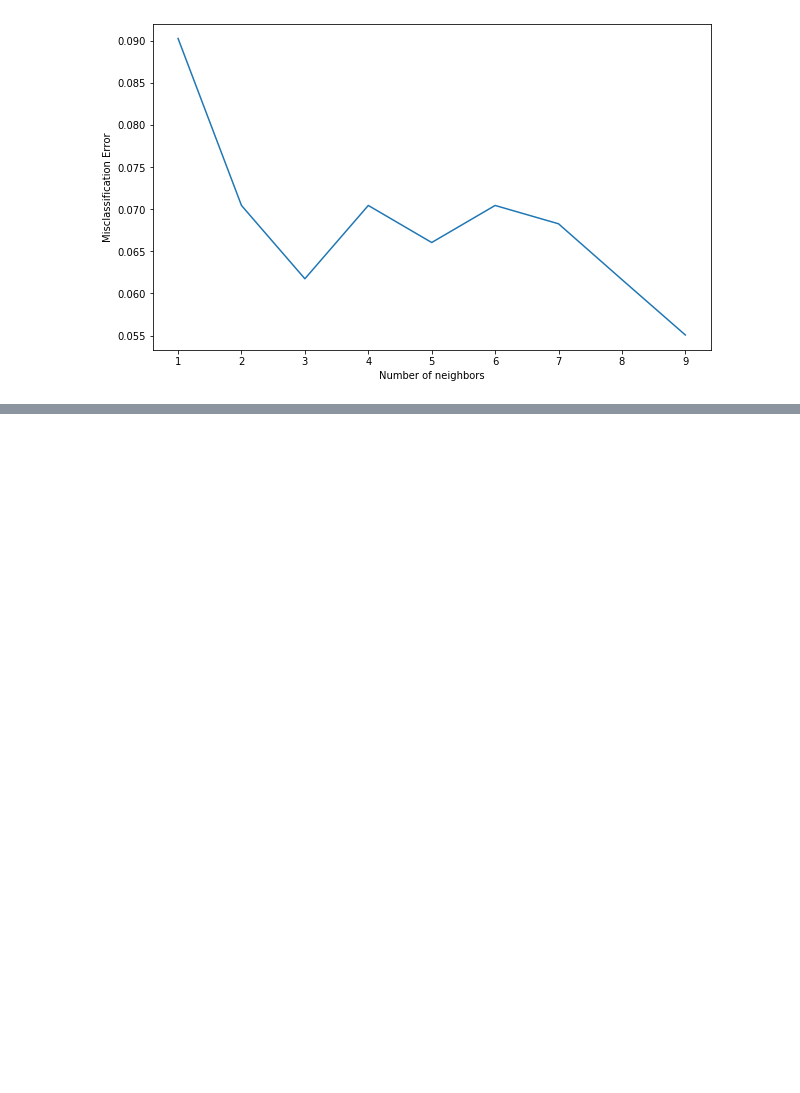
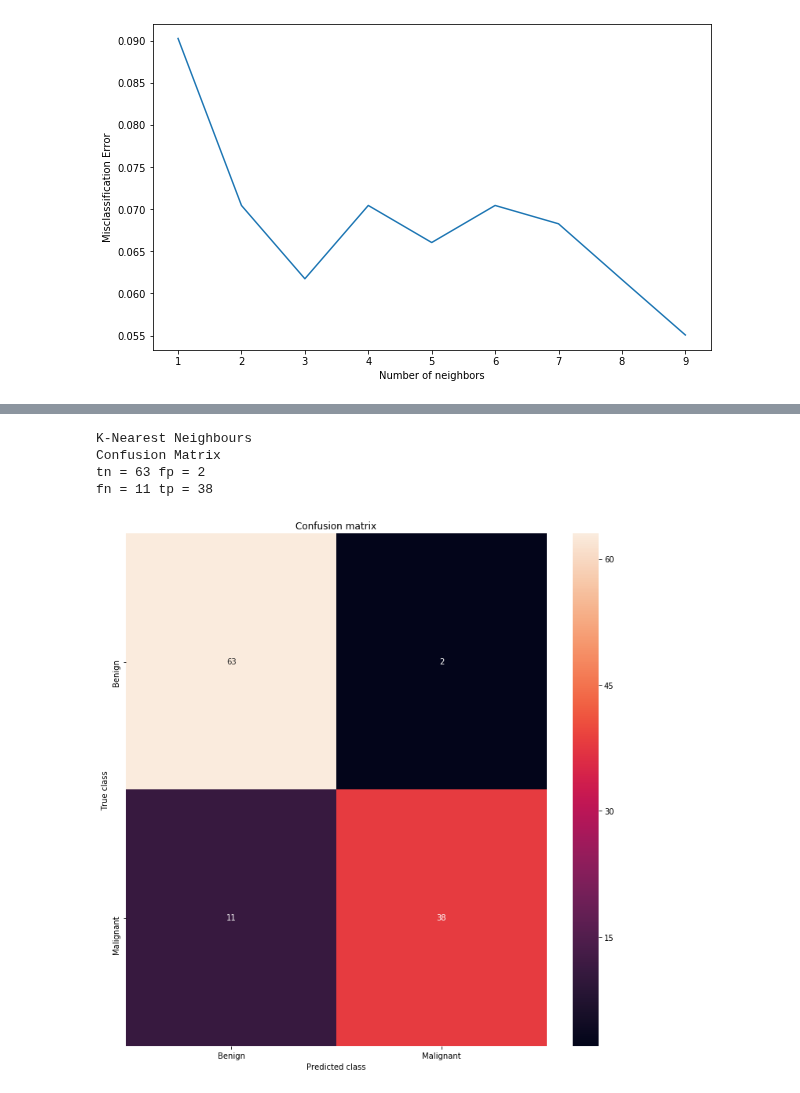
Before and after one commit to rishavhack/Machine-Learning-Using-Python, a Jupyter notebook: Part 9 K-Nearest Neighbors (K-NN)/Breast Cancer Prediction using KNN.ipynb, the cells around one changed output, grey strips where cells are left out. Drawn from its saved outputs; the diff is of its cells as text; code cells hidden in the pictures; blank space fills up the shorter version.

```diff
--- a/Part 9 K-Nearest Neighbors (K-NN)/Breast Cancer Prediction using KNN.ipynb
+++ b/Part 9 K-Nearest Neighbors (K-NN)/Breast Cancer Prediction using KNN.ipynb
@@ -211,0 +214,3 @@ The optimal number of neighbors is 9
+# %%
+knn=KNeighborsClassifier(n_neighbors=optimal_k)
+knn.fit(X_train,y_train)
@@ -211,0 +225,3 @@ The optimal number of neighbors is 9
+# %%
+from sklearn.metrics import classification_report
+y_pred = knn.predict(X_test)
@@ -211,0 +248,21 @@ The optimal number of neighbors is 9
+# %%
+print("K-Nearest Neighbours")
+print("Confusion Matrix")
+print("tn =",tn,"fp =",fp)
+print("fn =",fn,"tp =",tp)
+# %% [output]
+K-Nearest Neighbours
+Confusion Matrix
+tn = 63 fp = 2
+fn = 11 tp = 38
+# %%
+Labels = ['Benign','Malignant']
+conf_matrix = confusion_matrix(y_test, y_pred)
+plt.figure(figsize=(12, 12))
+sns.heatmap(conf_matrix, xticklabels=Labels, yticklabels=Labels, annot=True, fmt="d");
+plt.title("Confusion matrix")
+plt.ylabel('True class')
+plt.xlabel('Predicted class')
+plt.show()
+# %% [output]
+[figure, added]
```
Also changed, not shown: parts of 5 cells of this notebook.
